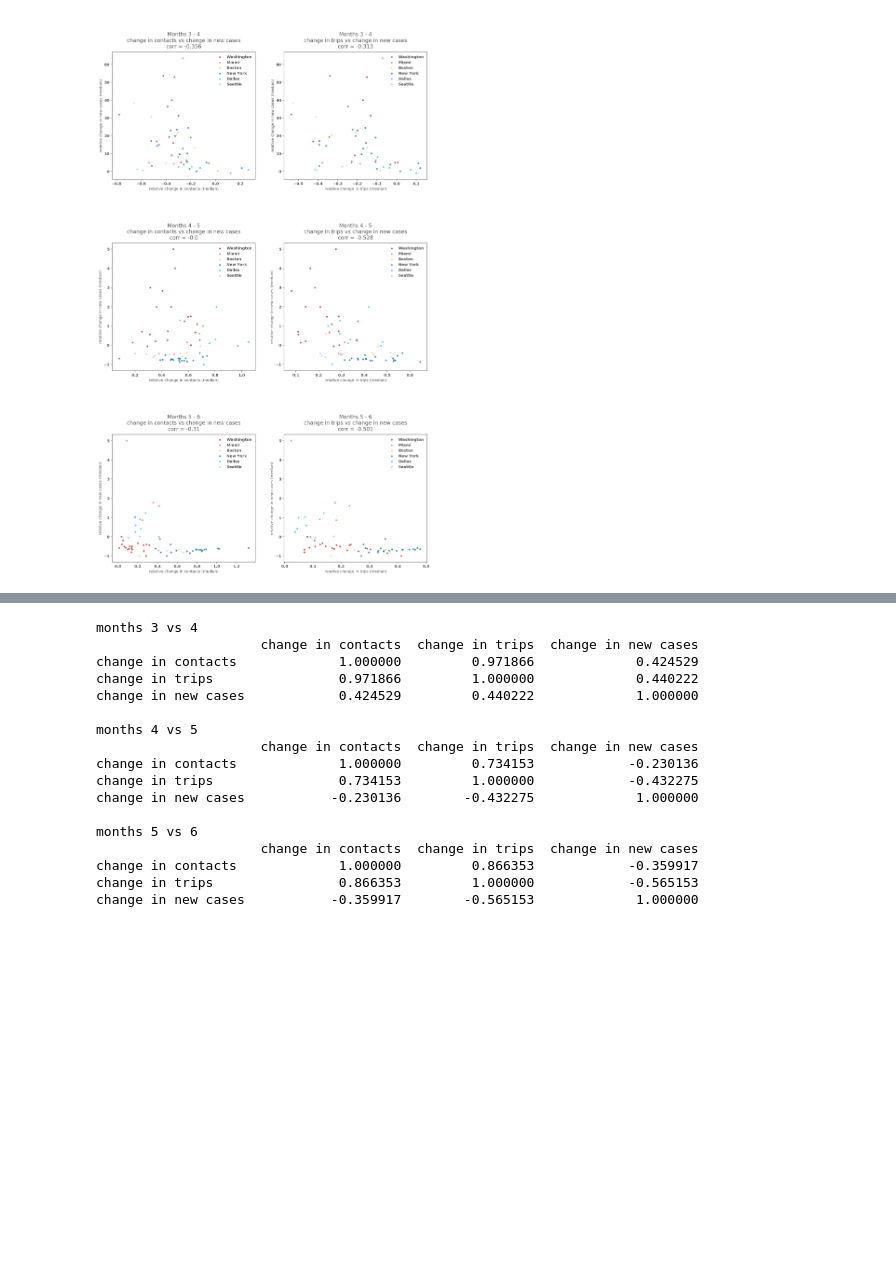
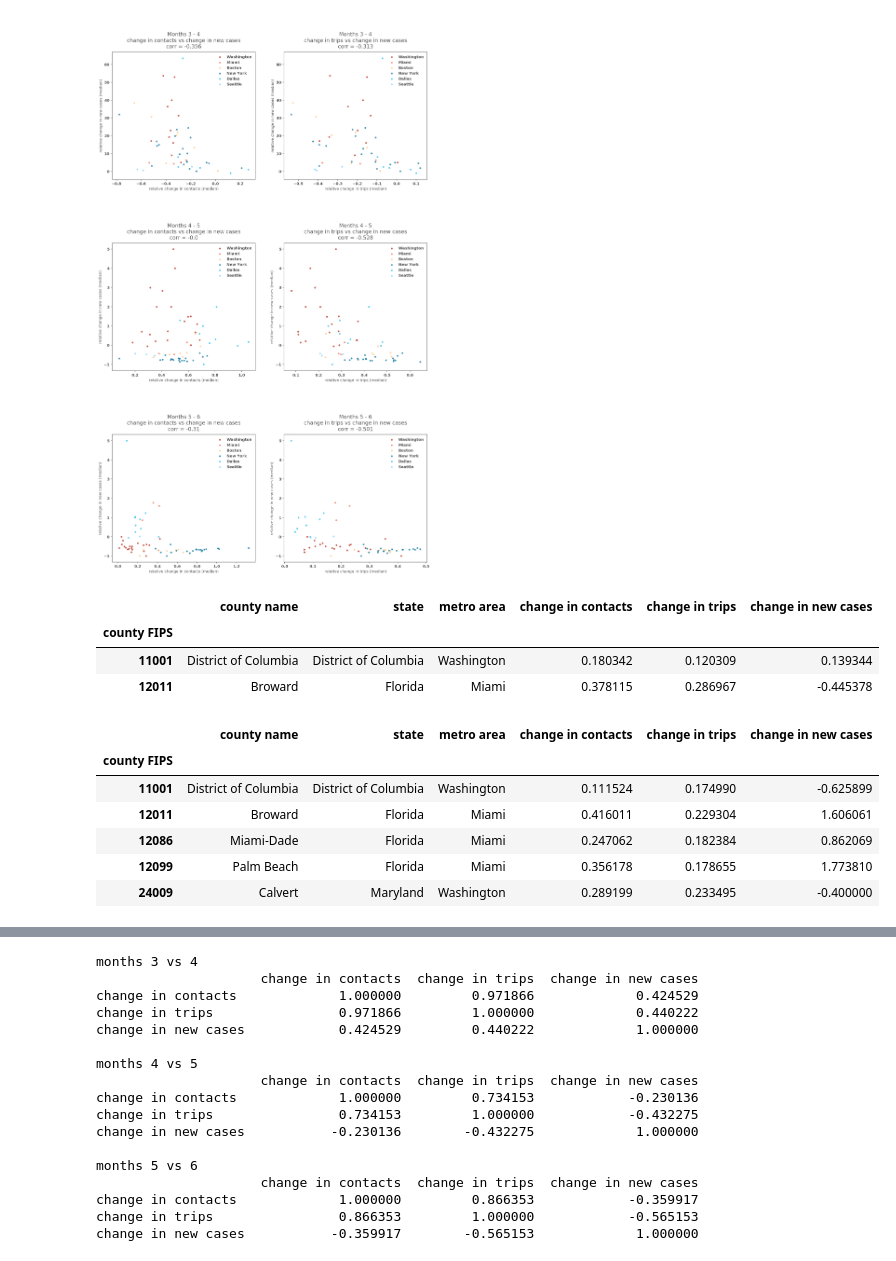
Before and after one commit to aberke/covid-19, a Jupyter notebook: cases_contacts_mobility_correlations.ipynb, the cells around one changed output, grey strips where cells are left out. Drawn from its saved outputs; the diff is of its cells as text; code cells hidden in the pictures; blank space fills up the shorter version.

```diff
--- a/cases_contacts_mobility_correlations.ipynb
+++ b/cases_contacts_mobility_correlations.ipynb
@@ -459,3 +459,20 @@ plt.legend()
 plt.show()
 # %% [output]
 [figure]
+# %%
+m12_df.head(2)
+# %% [output]
+|  | county name | state | metro area | change in contacts | change in trips | change in new cases |
+| county FIPS |  |  |  |  |  |  |
+| 11001 | District of Columbia | District of Columbia | Washington | 0.180342 | 0.120309 | 0.139344 |
+| 12011 | Broward | Florida | Miami | 0.378115 | 0.286967 | -0.445378 |
+# %%
+m23_df.head()
+# %% [output]
+|  | county name | state | metro area | change in contacts | change in trips | change in new cases |
+| county FIPS |  |  |  |  |  |  |
+| 11001 | District of Columbia | District of Columbia | Washington | 0.111524 | 0.174990 | -0.625899 |
+| 12011 | Broward | Florida | Miami | 0.416011 | 0.229304 | 1.606061 |
+| 12086 | Miami-Dade | Florida | Miami | 0.247062 | 0.182384 | 0.862069 |
+| 12099 | Palm Beach | Florida | Miami | 0.356178 | 0.178655 | 1.773810 |
+| 24009 | Calvert | Maryland | Washington | 0.289199 | 0.233495 | -0.400000 |
```
Also changed, not shown: parts of 2 cells of this notebook, 1 other file.
